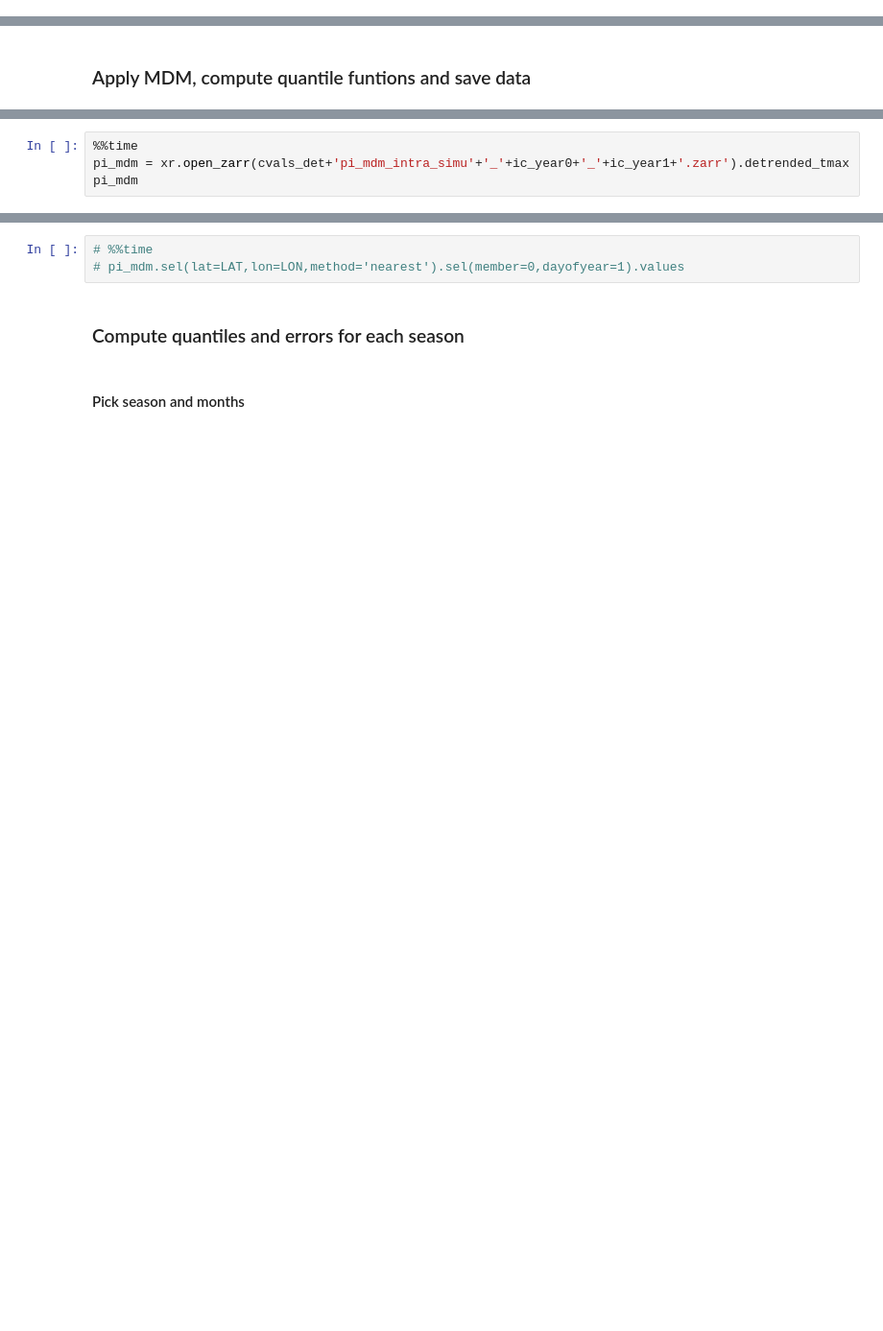
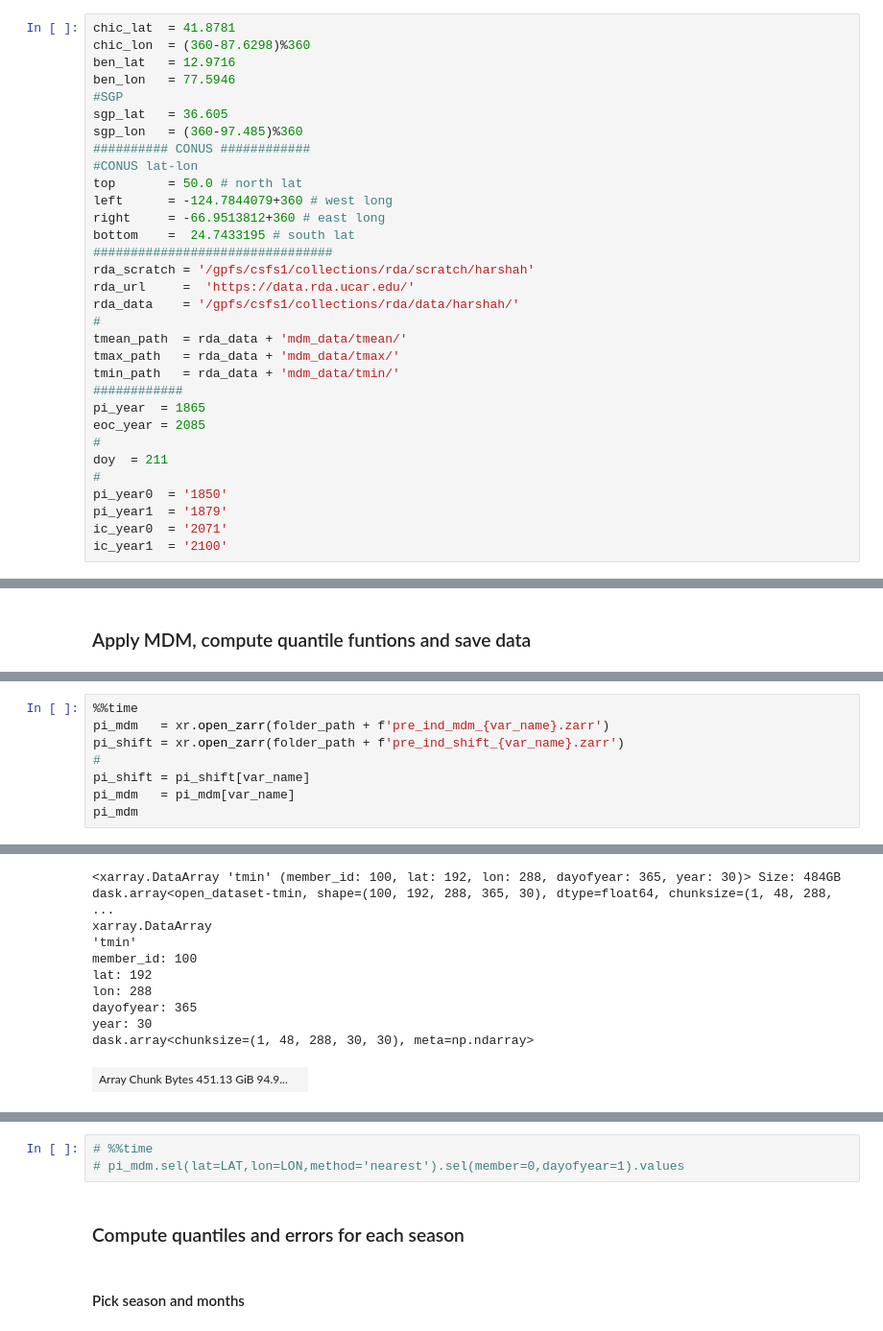
Before and after one commit to hrhampapura/moment_delta_mapping, a Jupyter notebook: notebooks/ncar_casper/04_seasonal_errors.ipynb, the cells around one changed output, grey strips where cells are left out. Shown at 96% size. Saved outputs shown, nothing was run; the diff lists cells and outputs as text; blank space fills up the shorter version.

```diff
--- a/notebooks/ncar_casper/04_seasonal_errors.ipynb
+++ b/notebooks/ncar_casper/04_seasonal_errors.ipynb
@@ -30,3 +36,35 @@ warnings.filterwarnings("ignore", category=ShapelyDeprecationWarning)
+# %%
+chic_lat  = 41.8781
+chic_lon  = (360-87.6298)%360
+ben_lat   = 12.9716
+ben_lon   = 77.5946
+#SGP
+sgp_lat   = 36.605
+sgp_lon   = (360-97.485)%360
+########## CONUS ############
+#CONUS lat-lon
+top       = 50.0 # north lat
+left      = -124.7844079+360 # west long
+right     = -66.9513812+360 # east long
+bottom    =  24.7433195 # south lat
+################################
+rda_scratch = '/gpfs/csfs1/collections/rda/scratch/harshah'
+rda_url     =  'https://data.rda.ucar.edu/'
+rda_data    = '/gpfs/csfs1/collections/rda/data/harshah/'
+#
+tmean_path  = rda_data + 'mdm_data/tmean/'
+tmax_path   = rda_data + 'mdm_data/tmax/'
+tmin_path   = rda_data + 'mdm_data/tmin/'
+############
+pi_year  = 1865
+eoc_year = 2085
+#
+doy  = 211
+#
+pi_year0  = '1850'
+pi_year1  = '1879'
+ic_year0  = '2071'
+ic_year1  = '2100'
 # %%
 def to_daily(ds):
     year = ds.time.dt.year
@@ -211,4 +240,9 @@ Wall time: 26.5 µs
 # %%
 %%time
-pi_mdm = xr.open_zarr(cvals_det+'pi_mdm_intra_simu'+'_'+ic_year0+'_'+ic_year1+'.zarr').detrended_tmax
+pi_mdm   = xr.open_zarr(folder_path + f'pre_ind_mdm_{var_name}.zarr')
+pi_shift = xr.open_zarr(folder_path + f'pre_ind_shift_{var_name}.zarr')
+#
+pi_shift = pi_shift[var_name]
+pi_mdm   = pi_mdm[var_name]
 pi_mdm
+# %% [output]
@@ -214,0 +251,10 @@ pi_mdm
+<xarray.DataArray 'tmin' (member_id: 100, lat: 192, lon: 288, dayofyear: 365, year: 30)> Size: 484GB dask.array<open_dataset-tmin, shape=(100, 192, 288, 365, 30), dtype=float64, chunksize=(1, 48, 288, ...
+xarray.DataArray
+'tmin'
+member_id: 100
+lat: 192
+lon: 288
+dayofyear: 365
+year: 30
+dask.array<chunksize=(1, 48, 288, 30, 30), meta=np.ndarray>
+| Array Chunk Bytes 451.13 GiB 94.9... |  |
```
Also changed, not shown: parts of 35 cells of this notebook.
